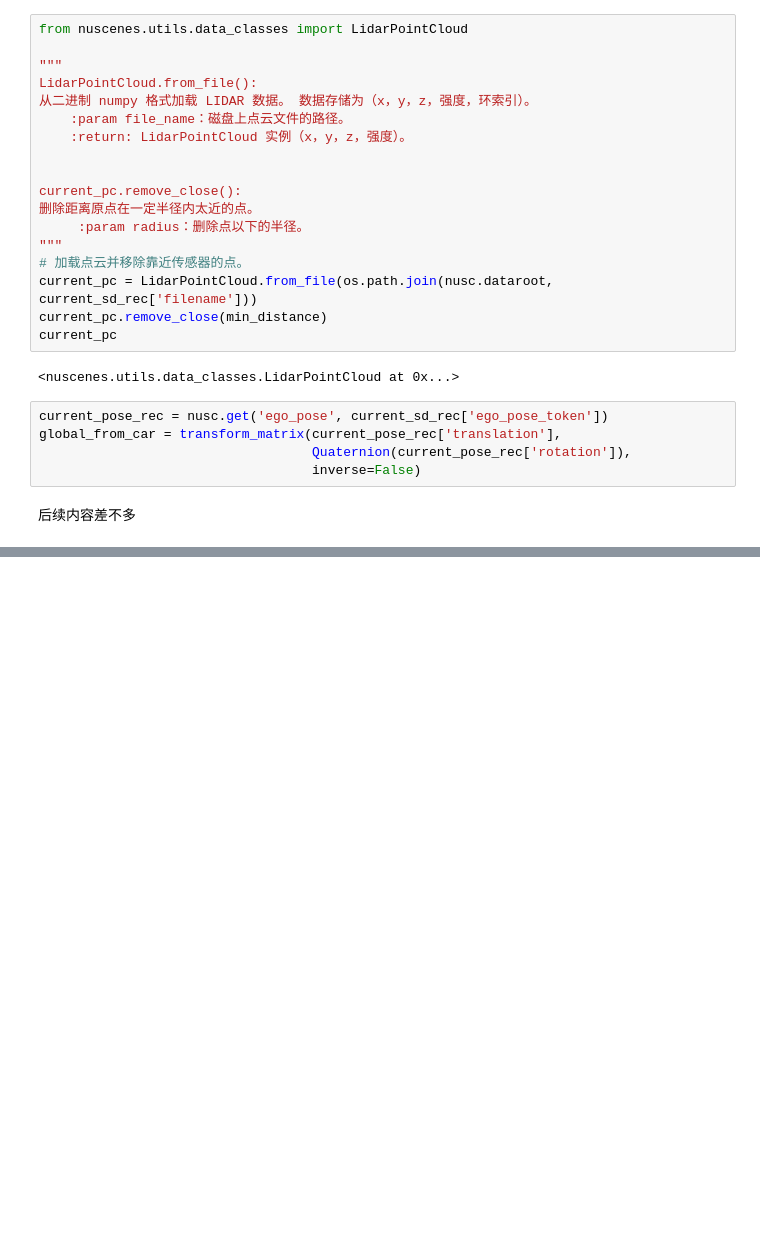
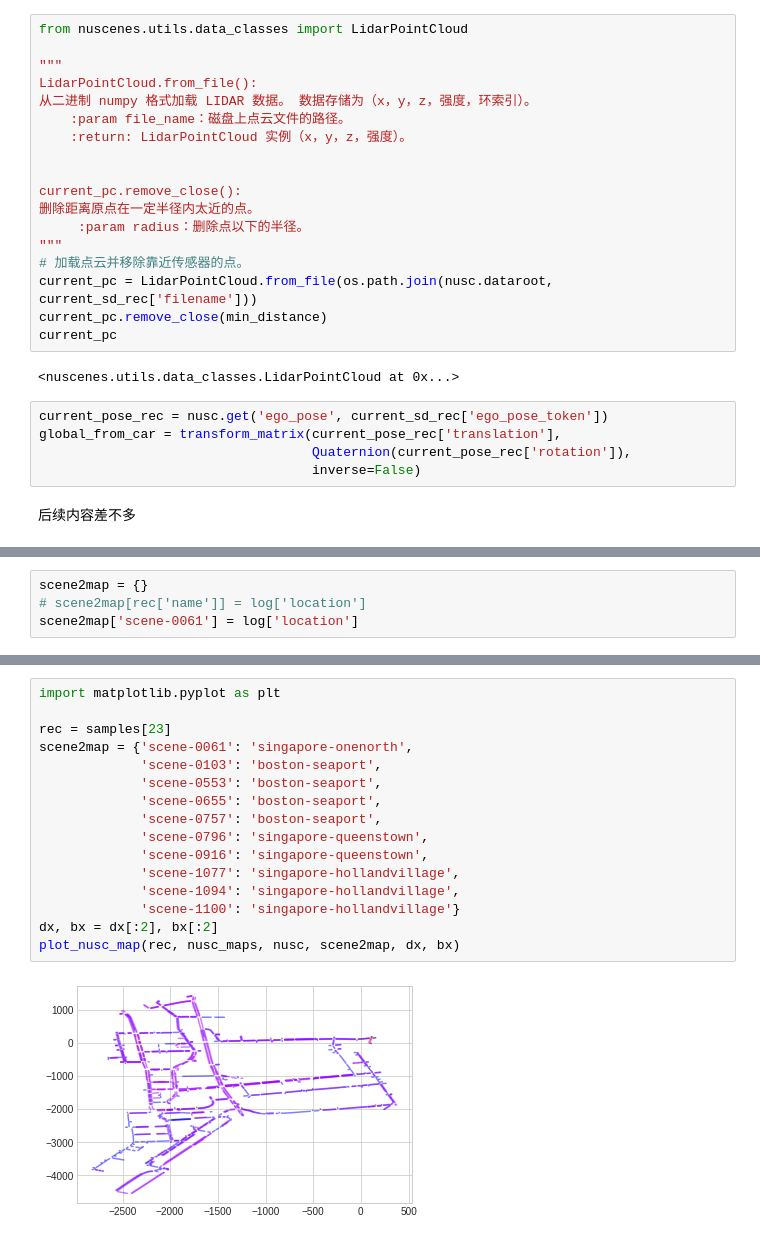
Before and after one commit to Eddiespade/LSS, a Jupyter notebook: nuscenes.ipynb, the cells around one changed output, grey strips where cells are left out. Cells and saved outputs as stored; diff of their text form; blank space fills up the shorter version.

```diff
--- a/nuscenes.ipynb
+++ b/nuscenes.ipynb
@@ -770,0 +767,4 @@ scene2map[rec['scene-0061']] = log['location']
+# %%
+scene2map = {}
+# scene2map[rec['name']] = log['location']
+scene2map['scene-0061'] = log['location']
@@ -770,0 +847,18 @@ scene2map[rec['scene-0061']] = log['location']
+# %%
+import matplotlib.pyplot as plt
+
+rec = samples[23]
+scene2map = {'scene-0061': 'singapore-onenorth',
+             'scene-0103': 'boston-seaport',
+             'scene-0553': 'boston-seaport',
+             'scene-0655': 'boston-seaport',
+             'scene-0757': 'boston-seaport',
+             'scene-0796': 'singapore-queenstown',
+             'scene-0916': 'singapore-queenstown',
+             'scene-1077': 'singapore-hollandvillage',
+             'scene-1094': 'singapore-hollandvillage',
+             'scene-1100': 'singapore-hollandvillage'}
+dx, bx = dx[:2], bx[:2]
+plot_nusc_map(rec, nusc_maps, nusc, scene2map, dx, bx)
+# %% [output]
+[figure, added]
```
Also changed, not shown: parts of 14 cells of this notebook.
